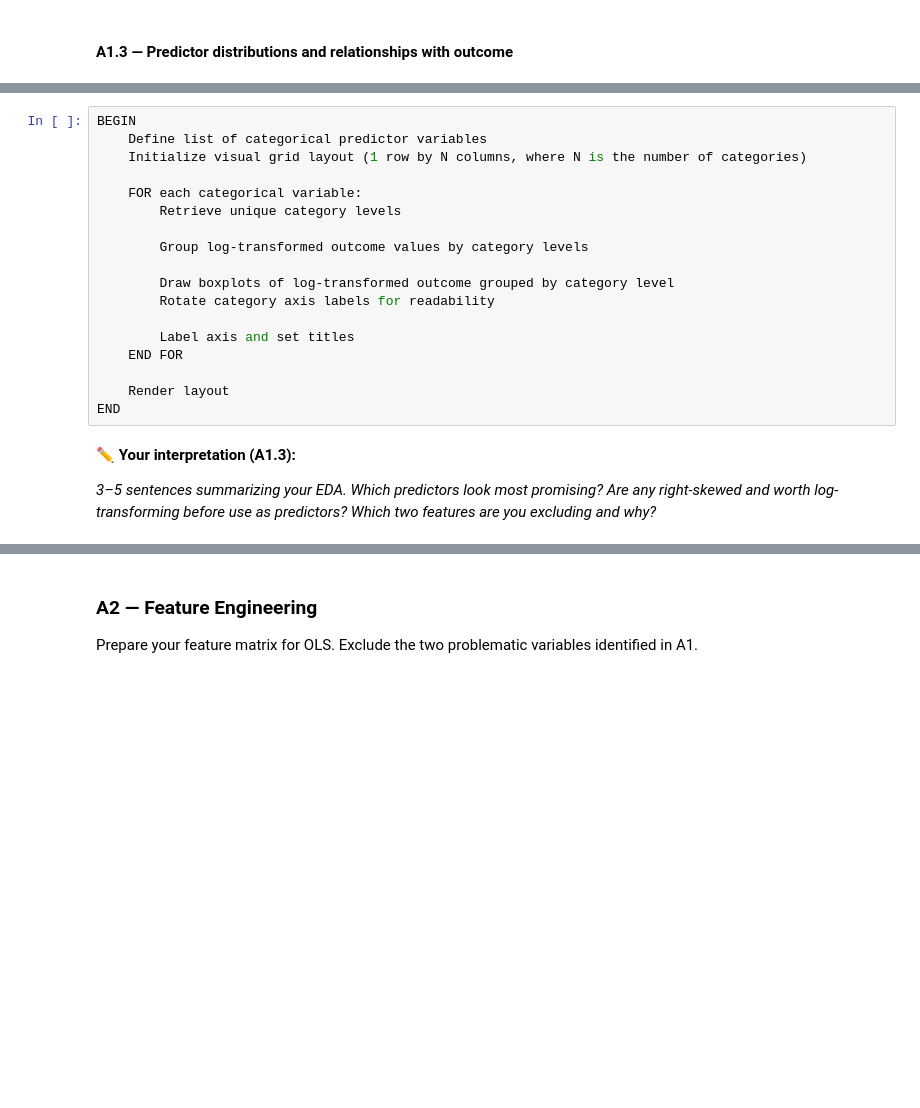
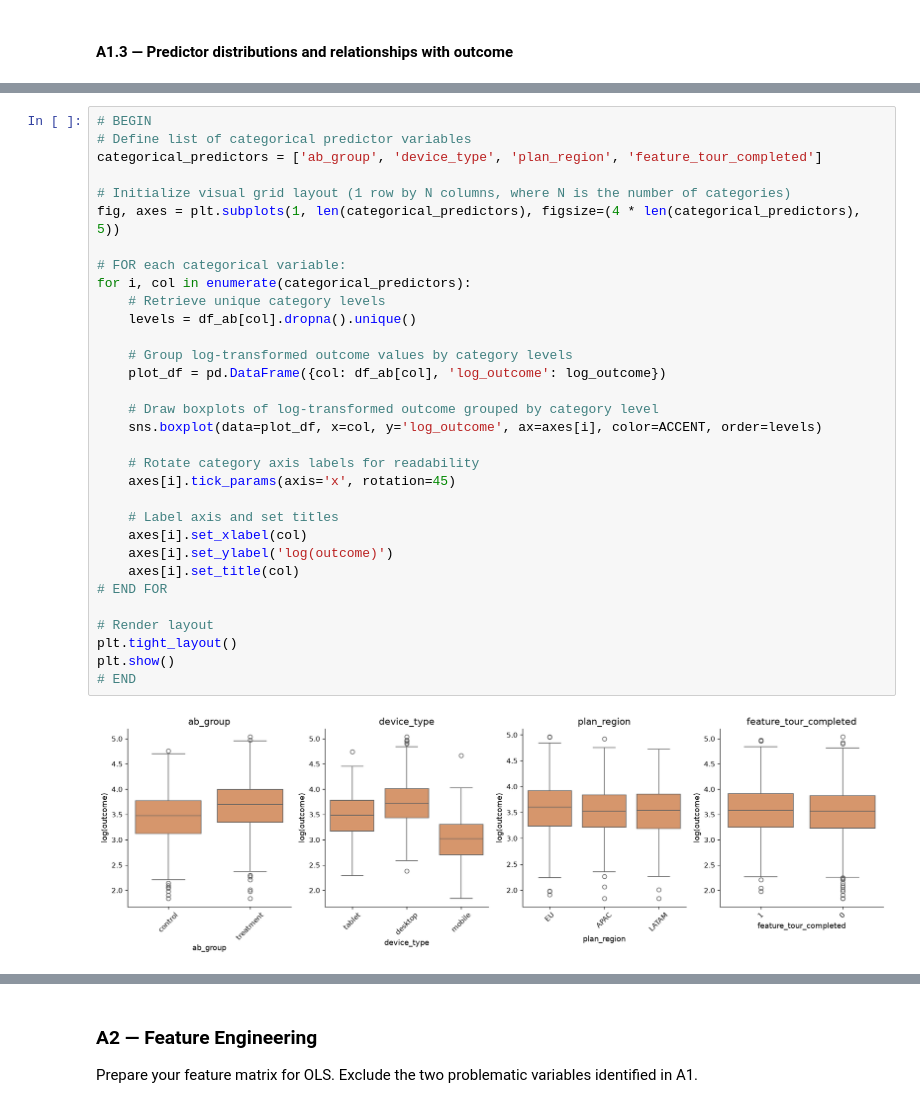
Before and after one commit to MarcusC2003/IAT461-Assignment02, a Jupyter notebook: IAT461_A2_Scaffold_empty.ipynb, the cells around one changed output, grey strips where cells are left out. Cells and saved outputs as stored; diff of their text form; blank space fills up the shorter version.

```diff
--- a/IAT461_A2_Scaffold_empty.ipynb
+++ b/IAT461_A2_Scaffold_empty.ipynb
@@ -234,22 +297,34 @@ END
 # %%
-BEGIN
-    Define list of categorical predictor variables
-    Initialize visual grid layout (1 row by N columns, where N is the number of categories)
+# BEGIN
+# Define list of categorical predictor variables
+categorical_predictors = ['ab_group', 'device_type', 'plan_region', 'feature_tour_completed']
 
-    FOR each categorical variable:
-        Retrieve unique category levels
+# Initialize visual grid layout (1 row by N columns, where N is the number of categories)
+fig, axes = plt.subplots(1, len(categorical_predictors), figsize=(4 * len(categorical_predictors), 5))
 
-        Group log-transformed outcome values by category levels
+# FOR each categorical variable:
+for i, col in enumerate(categorical_predictors):
+    # Retrieve unique category levels
+    levels = df_ab[col].dropna().unique()
 
-        Draw boxplots of log-transformed outcome grouped by category level
-        Rotate category axis labels for readability
+    # Group log-transformed outcome values by category levels
+    plot_df = pd.DataFrame({col: df_ab[col], 'log_outcome': log_outcome})
 
-        Label axis and set titles
-    END FOR
+    # Draw boxplots of log-transformed outcome grouped by category level
+    sns.boxplot(data=plot_df, x=col, y='log_outcome', ax=axes[i], color=ACCENT, order=levels)
 
-    Render layout
-END
+    # Rotate category axis labels for readability
+    axes[i].tick_params(axis='x', rotation=45)
+
+    # Label axis and set titles
+    axes[i].set_xlabel(col)
+    axes[i].set_ylabel('log(outcome)')
+    axes[i].set_title(col)
+# END FOR
+
+# Render layout
+plt.tight_layout()
+plt.show()
+# END
+# %% [output]
+[figure, added]
-# %% [markdown]
-**✏️ Your interpretation (A1.3):**
-
-*3–5 sentences summarizing your EDA. Which predictors look most promising? Are any right-skewed and worth log-transforming before use as predictors? Which two features are you excluding and why?*
```
Also changed, not shown: parts of 20 cells of this notebook.
